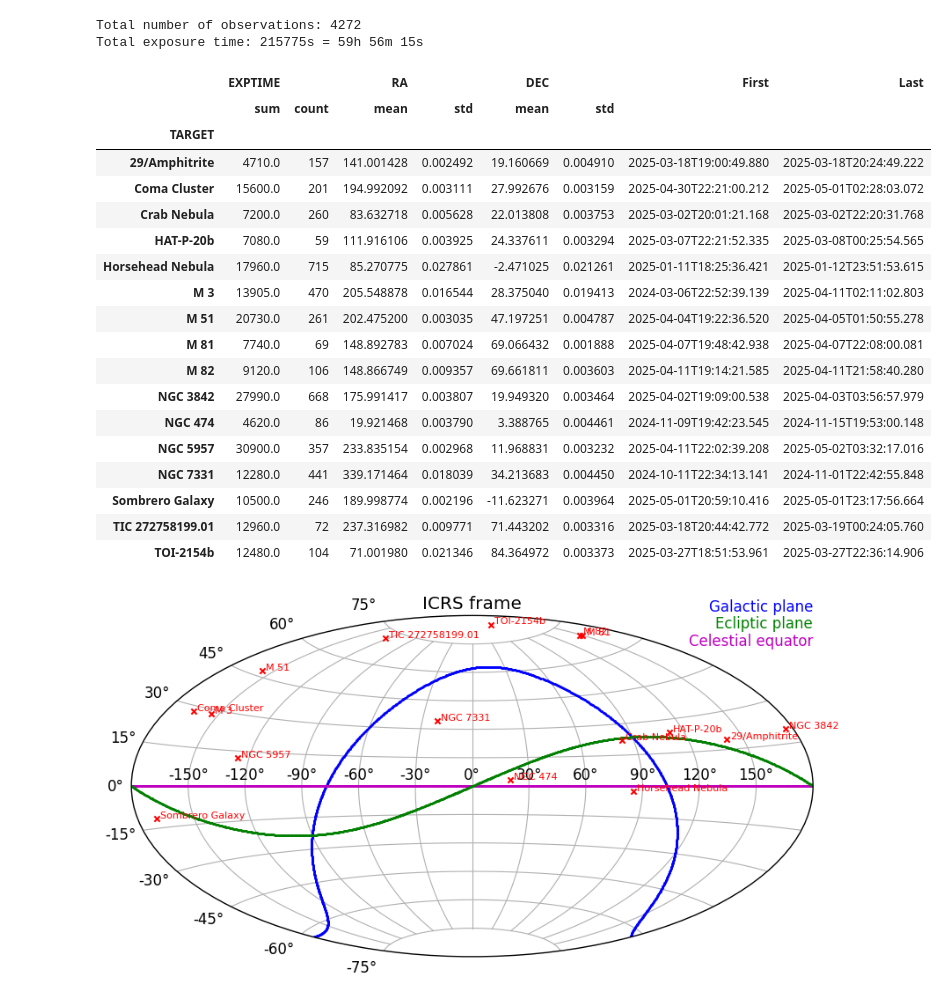
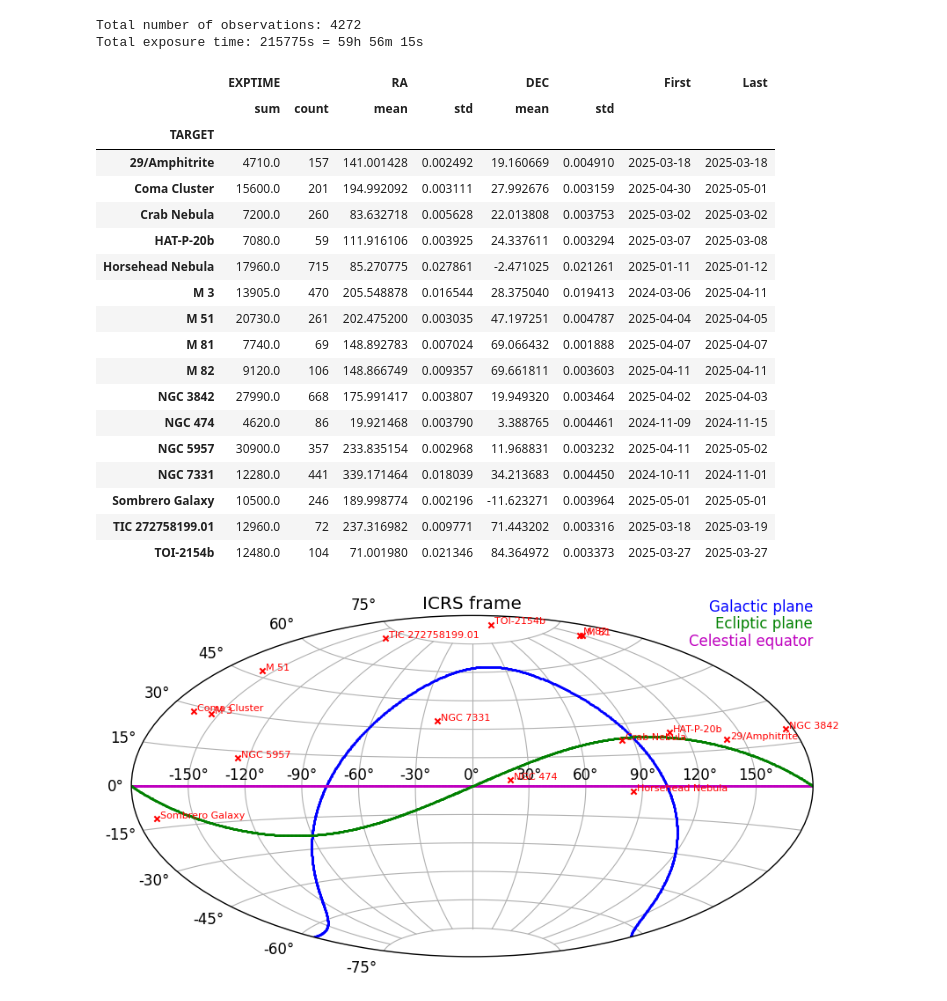
Before and after one commit to AstroAure/Astronomy-observations, a Jupyter notebook: footprint_viz.ipynb, the cells around one changed output. Drawn from its saved outputs; the diff is of its cells as text; code cells hidden in the pictures.

```diff
--- a/footprint_viz.ipynb
+++ b/footprint_viz.ipynb
@@ -26,29 +26,29 @@ Total exposure time: 215775s = 59h 56m 15s
 # %%
 df['TARGET'] = df['TARGET'].str.split(' Panel', expand=True)[0]
 df_stats = df.groupby(['TARGET']).agg({'EXPTIME': ['sum', 'count'],'RA': ['mean', 'std'],'DEC': ['mean', 'std']})
-df_stats['First'] = df.groupby('TARGET').first()['DATE']
-df_stats['Last'] = df.groupby('TARGET').last()['DATE']
+df_stats['First'] = df.groupby('TARGET').first()['DATE'].str.split('T', expand=True)[0]
+df_stats['Last'] = df.groupby('TARGET').last()['DATE'].str.split('T', expand=True)[0]
 df_stats
 # %% [output]
 |  | EXPTIME |  | RA |  | DEC |  | First | Last |
 |  | sum | count | mean | std | mean | std |  |  |
 | TARGET |  |  |  |  |  |  |  |  |
-| 29/Amphitrite | 4710.0 | 157 | 141.001428 | 0.002492 | 19.160669 | 0.004910 | 2025-03-18T19:00:49.880 | 2025-03-18T20:24:49.222 |
-| Coma Cluster | 15600.0 | 201 | 194.992092 | 0.003111 | 27.992676 | 0.003159 | 2025-04-30T22:21:00.212 | 2025-05-01T02:28:03.072 |
-| Crab Nebula | 7200.0 | 260 | 83.632718 | 0.005628 | 22.013808 | 0.003753 | 2025-03-02T20:01:21.168 | 2025-03-02T22:20:31.768 |
-| HAT-P-20b | 7080.0 | 59 | 111.916106 | 0.003925 | 24.337611 | 0.003294 | 2025-03-07T22:21:52.335 | 2025-03-08T00:25:54.565 |
-| Horsehead Nebula | 17960.0 | 715 | 85.270775 | 0.027861 | -2.471025 | 0.021261 | 2025-01-11T18:25:36.421 | 2025-01-12T23:51:53.615 |
-| M 3 | 13905.0 | 470 | 205.548878 | 0.016544 | 28.375040 | 0.019413 | 2024-03-06T22:52:39.139 | 2025-04-11T02:11:02.803 |
-| M 51 | 20730.0 | 261 | 202.475200 | 0.003035 | 47.197251 | 0.004787 | 2025-04-04T19:22:36.520 | 2025-04-05T01:50:55.278 |
-| M 81 | 7740.0 | 69 | 148.892783 | 0.007024 | 69.066432 | 0.001888 | 2025-04-07T19:48:42.938 | 2025-04-07T22:08:00.081 |
-| M 82 | 9120.0 | 106 | 148.866749 | 0.009357 | 69.661811 | 0.003603 | 2025-04-11T19:14:21.585 | 2025-04-11T21:58:40.280 |
-| NGC 3842 | 27990.0 | 668 | 175.991417 | 0.003807 | 19.949320 | 0.003464 | 2025-04-02T19:09:00.538 | 2025-04-03T03:56:57.979 |
-| NGC 474 | 4620.0 | 86 | 19.921468 | 0.003790 | 3.388765 | 0.004461 | 2024-11-09T19:42:23.545 | 2024-11-15T19:53:00.148 |
-| NGC 5957 | 30900.0 | 357 | 233.835154 | 0.002968 | 11.968831 | 0.003232 | 2025-04-11T22:02:39.208 | 2025-05-02T03:32:17.016 |
-| NGC 7331 | 12280.0 | 441 | 339.171464 | 0.018039 | 34.213683 | 0.004450 | 2024-10-11T22:34:13.141 | 2024-11-01T22:42:55.848 |
-| Sombrero Galaxy | 10500.0 | 246 | 189.998774 | 0.002196 | -11.623271 | 0.003964 | 2025-05-01T20:59:10.416 | 2025-05-01T23:17:56.664 |
-| TIC 272758199.01 | 12960.0 | 72 | 237.316982 | 0.009771 | 71.443202 | 0.003316 | 2025-03-18T20:44:42.772 | 2025-03-19T00:24:05.760 |
-| TOI-2154b | 12480.0 | 104 | 71.001980 | 0.021346 | 84.364972 | 0.003373 | 2025-03-27T18:51:53.961 | 2025-03-27T22:36:14.906 |
+| 29/Amphitrite | 4710.0 | 157 | 141.001428 | 0.002492 | 19.160669 | 0.004910 | 2025-03-18 | 2025-03-18 |
+| Coma Cluster | 15600.0 | 201 | 194.992092 | 0.003111 | 27.992676 | 0.003159 | 2025-04-30 | 2025-05-01 |
+| Crab Nebula | 7200.0 | 260 | 83.632718 | 0.005628 | 22.013808 | 0.003753 | 2025-03-02 | 2025-03-02 |
+| HAT-P-20b | 7080.0 | 59 | 111.916106 | 0.003925 | 24.337611 | 0.003294 | 2025-03-07 | 2025-03-08 |
+| Horsehead Nebula | 17960.0 | 715 | 85.270775 | 0.027861 | -2.471025 | 0.021261 | 2025-01-11 | 2025-01-12 |
+| M 3 | 13905.0 | 470 | 205.548878 | 0.016544 | 28.375040 | 0.019413 | 2024-03-06 | 2025-04-11 |
+| M 51 | 20730.0 | 261 | 202.475200 | 0.003035 | 47.197251 | 0.004787 | 2025-04-04 | 2025-04-05 |
+| M 81 | 7740.0 | 69 | 148.892783 | 0.007024 | 69.066432 | 0.001888 | 2025-04-07 | 2025-04-07 |
+| M 82 | 9120.0 | 106 | 148.866749 | 0.009357 | 69.661811 | 0.003603 | 2025-04-11 | 2025-04-11 |
+| NGC 3842 | 27990.0 | 668 | 175.991417 | 0.003807 | 19.949320 | 0.003464 | 2025-04-02 | 2025-04-03 |
+| NGC 474 | 4620.0 | 86 | 19.921468 | 0.003790 | 3.388765 | 0.004461 | 2024-11-09 | 2024-11-15 |
+| NGC 5957 | 30900.0 | 357 | 233.835154 | 0.002968 | 11.968831 | 0.003232 | 2025-04-11 | 2025-05-02 |
+| NGC 7331 | 12280.0 | 441 | 339.171464 | 0.018039 | 34.213683 | 0.004450 | 2024-10-11 | 2024-11-01 |
+| Sombrero Galaxy | 10500.0 | 246 | 189.998774 | 0.002196 | -11.623271 | 0.003964 | 2025-05-01 | 2025-05-01 |
+| TIC 272758199.01 | 12960.0 | 72 | 237.316982 | 0.009771 | 71.443202 | 0.003316 | 2025-03-18 | 2025-03-19 |
+| TOI-2154b | 12480.0 | 104 | 71.001980 | 0.021346 | 84.364972 | 0.003373 | 2025-03-27 | 2025-03-27 |
 # %%
 # Update table in README.md
 df_md = pd.DataFrame({'Target': df_stats.index.values,
```
Also changed, not shown: 1 other file.
